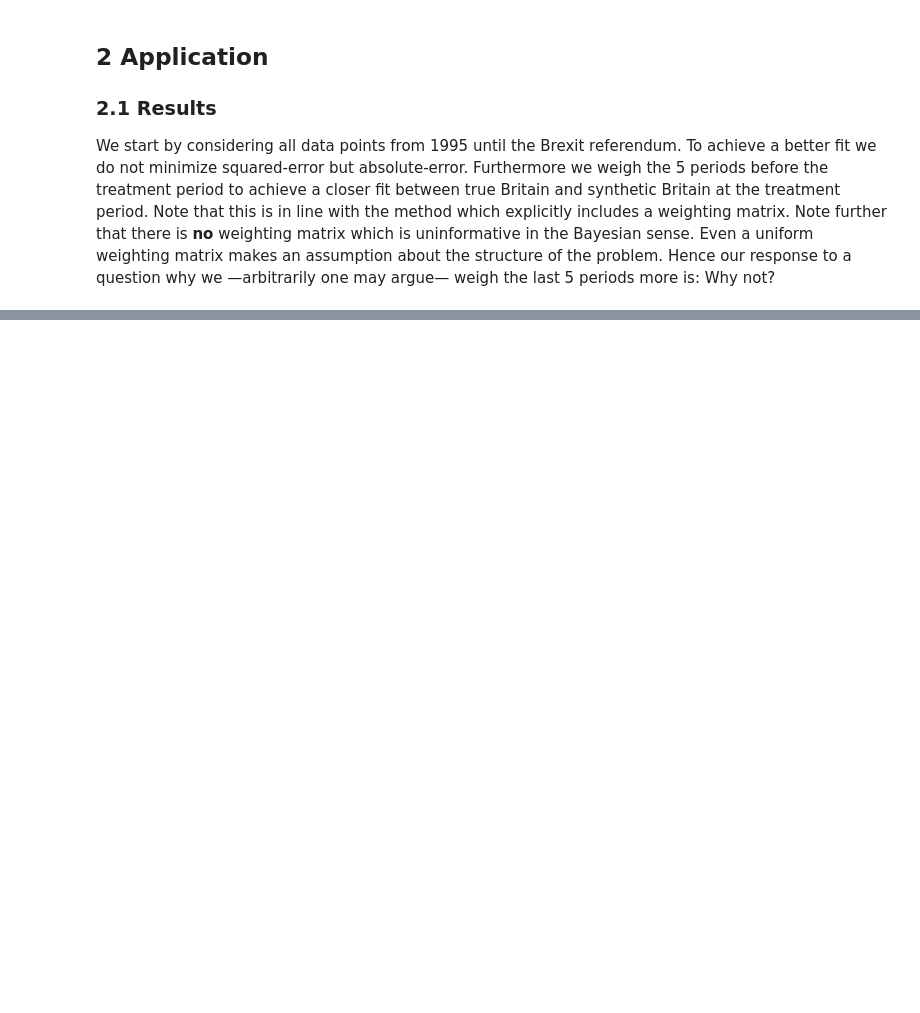
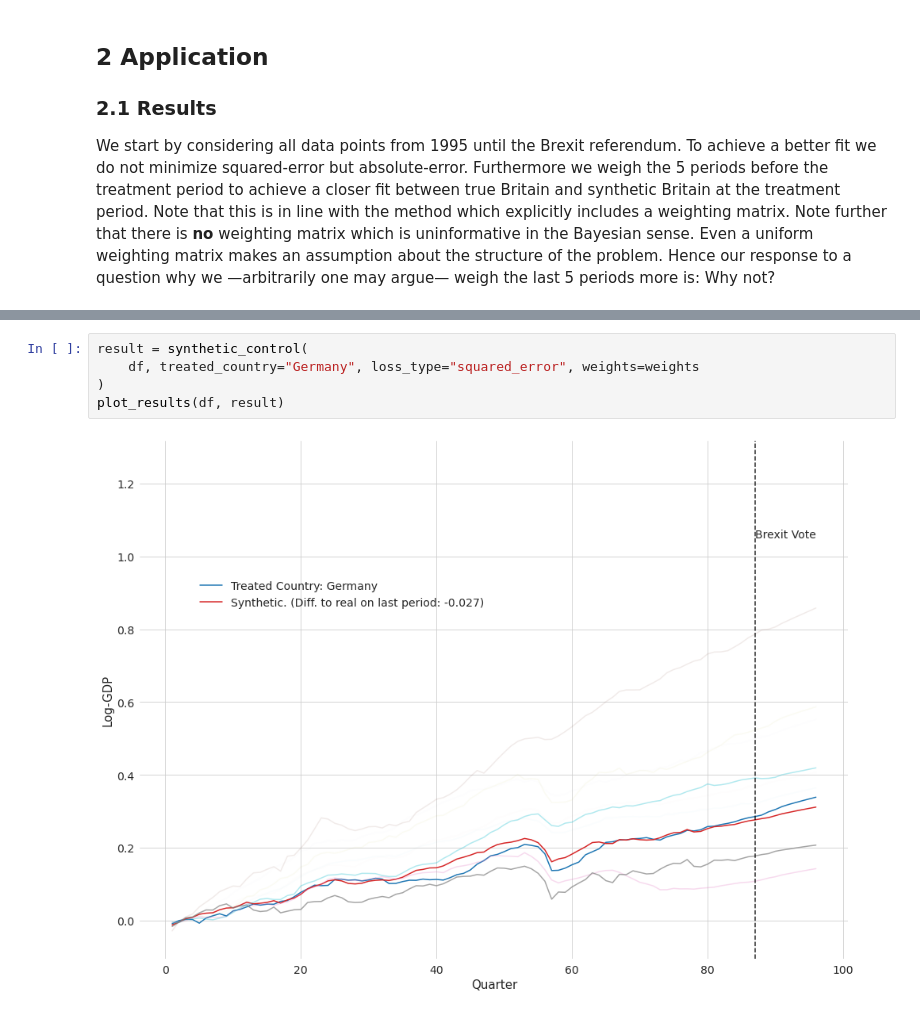
Before and after one commit to timmens/macro_problems, a Jupyter notebook: assignment1.ipynb, the cells around one changed output, grey strips where cells are left out. Drawn from its saved outputs; the diff is of its cells as text; blank space fills up the shorter version.

```diff
--- a/assignment1.ipynb
+++ b/assignment1.ipynb
@@ -324,0 +452,7 @@ plot_results(df, result, 87, periods=range(80, 97), ylim=(0.3, 0.6))
+# %%
+result = synthetic_control(
+    df, treated_country="Germany", loss_type="squared_error", weights=weights
+)
+plot_results(df, result)
+# %% [output]
+[figure, added]
```
Also changed, not shown: parts of 24 cells of this notebook.
